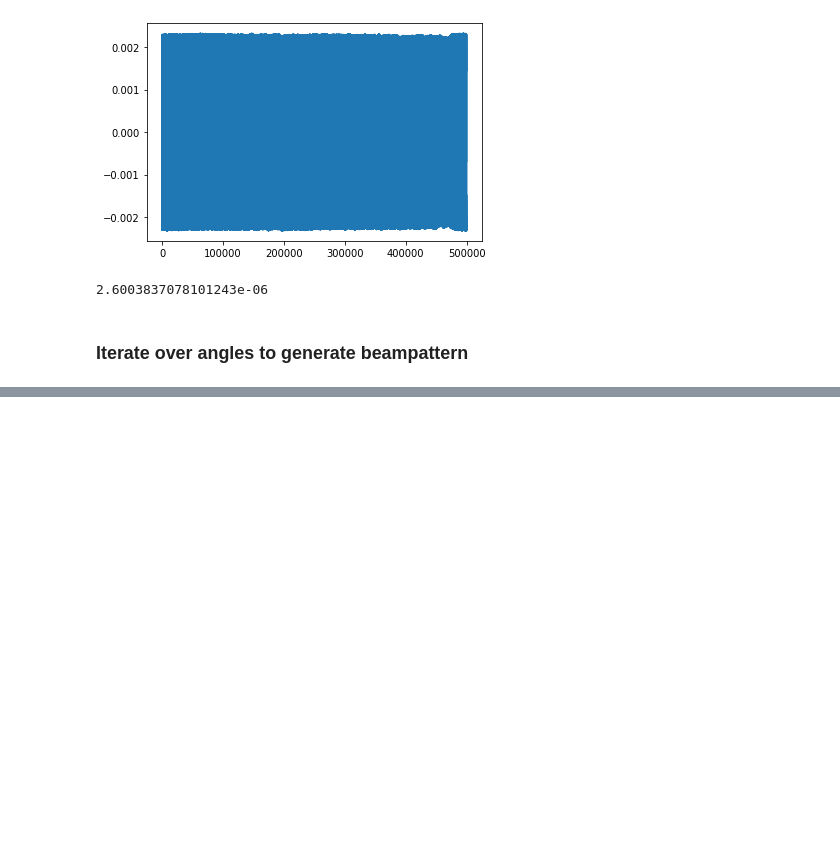
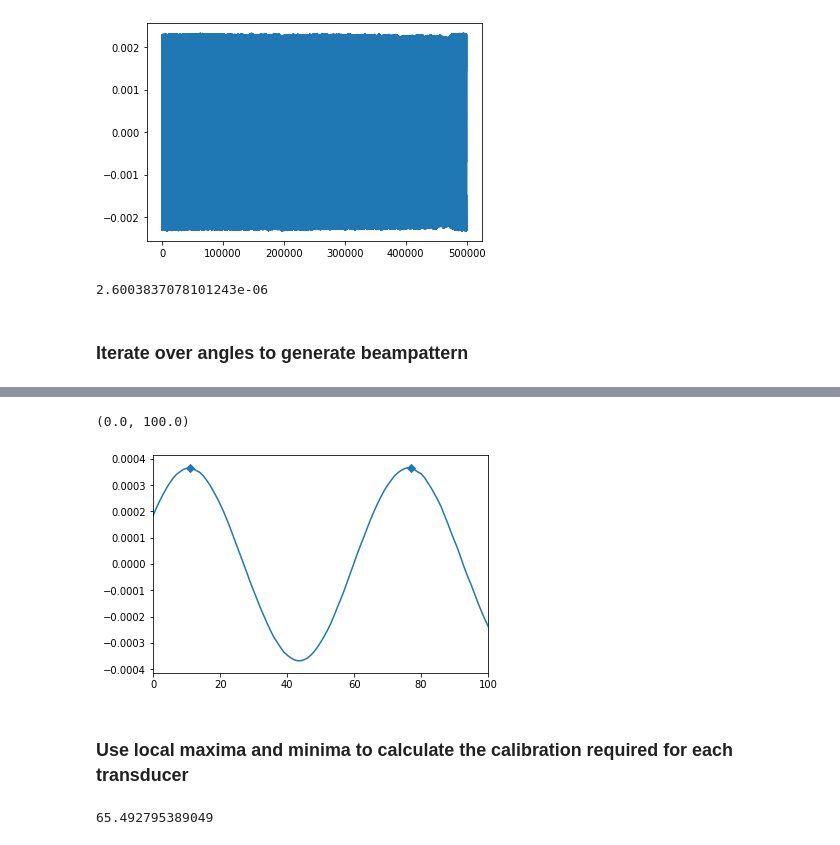
Before and after one commit to butterlyn/07_PYTHON_FILES_BUTTERLY, a Jupyter notebook: spaghetti_code_sandbox.ipynb, the cells around one changed output, grey strips where cells are left out. Drawn from its saved outputs; the diff is of its cells as text; code cells hidden in the pictures; blank space fills up the shorter version.

```diff
--- a/arlpy&soundfile_sandbox.ipynb
+++ b/spaghetti_code_sandbox.ipynb
@@ -124,0 +165,14 @@ pp.plot(data_adjusted)
+# %%
+# scipy.signal.argrelextrema can be used to find local maxima, however error is introduced since it only compares samples with their immediate neighbors
+import scipy.signal as signal
+
+channel = 0
+
+maximums = signal.argrelextrema(data_snip[:,channel], np.greater)
+pp.plot(data_snip[:,channel],'-D',markevery=list(maximums[0]))
+pp.xlim((0,100))
+# %% [output]
+(0.0, 100.0)
+[figure, added]
+# %% [markdown]
+### Use local maxima and minima to calculate the calibration required for each transducer
@@ -124,0 +183,4 @@ pp.plot(data_adjusted)
+# %%
+np.average(np.diff(maximas[0][1]))
+# %% [output]
+65.492795389049
```
Also changed, not shown: parts of 12 cells of this notebook, 2 other files.
